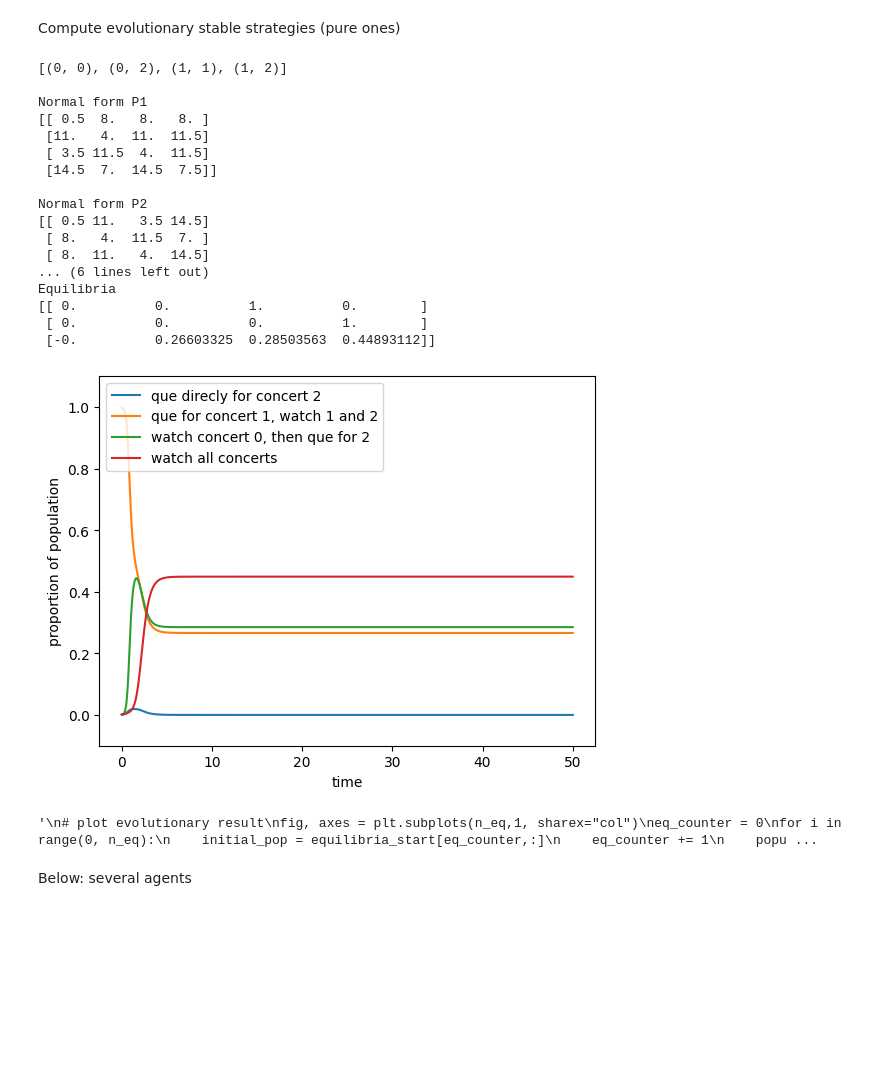
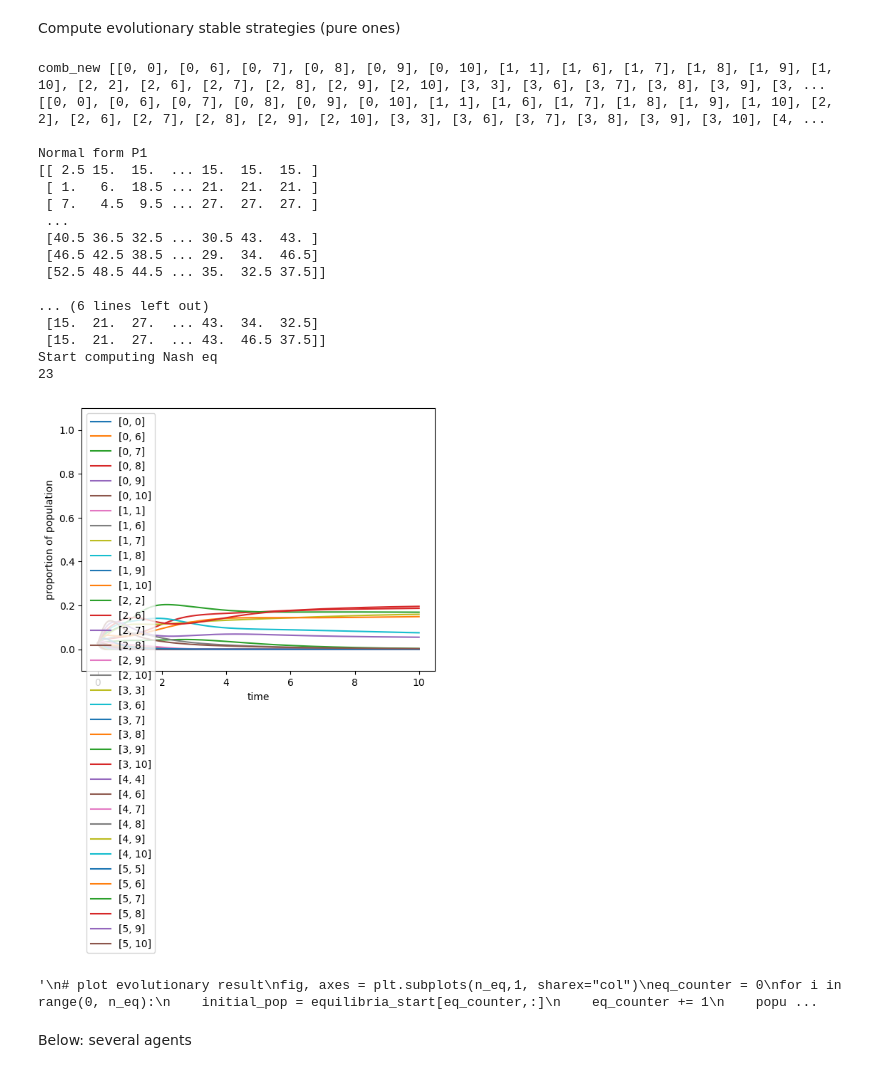
Before and after one commit to MAqvist/ENM140_Ketchup, a Jupyter notebook: small_game_analysis.ipynb, the cells around one changed output. Cells and saved outputs as stored; diff of their text form; code cells hidden in the pictures; blank space fills up the shorter version.

```diff
--- a/small_game_analysis.ipynb
+++ b/small_game_analysis.ipynb
@@ -18,7 +18,7 @@ rcParams.update(rcParamsDefault)
 # %% [markdown]
 Computation of utilities for one festival:
 # %%
-def compute_utilities(strategy_1, strategy_2, n_players, n_concerts, n_lines, n_timesteps, utilities):
+def compute_utilities(strategy_1, strategy_2, n_players, n_concerts, n_lines, n_timesteps, timesteps_per_concert, utilities):
 
     front_row_utility = utilities[0]
     back_row_utility = utilities[1]
@@ -43,10 +43,10 @@ def compute_utilities(strategy_1, strategy_2, n_players, n_concerts, n_lines, n_
 
             # check if player will move
             moved = 0
-            for i in range(len(player_strategy)):
+            for i in range(len(player_strategy)): # i is ranging over the number of actions
 
                 if (player_strategy[i] == time):
-                    positions_which_concert[player] = i + 1 # eg player_strategy[i] = 0 means go to concert 1 at time 0.
+                    positions_which_concert[player] = i + 1 # eg player_strategy[i] = 0 means go to concert i+1 at time 0.
                     time_spent_at_current_stage[player] = 0
                     moved = 1
 
@@ -79,8 +79,9 @@ def compute_utilities(strategy_1, strategy_2, n_players, n_concerts, n_lines, n_
                             positions_which_line[players_correct_time_and_stage] = same_row_utility
 
         # check current concert and update utilities for each player
+        current_concert = np.floor(time/timesteps_per_concert)
         for player in range(n_players):
-            if (positions_which_concert[player] == time):
+            if (positions_which_concert[player] == current_concert): # if concert of player is current concert
                 if(time == 0):
                     utilities[player] += start_utility
                 else:
@@ -89,6 +90,11 @@ def compute_utilities(strategy_1, strategy_2, n_players, n_concerts, n_lines, n_
                 utilities[player] += waiting_utility
 
     return utilities
+# %%
+def generate_combinations(interval):
+    values = range(interval + 1)
+    combinations = list(itertools.product(values, repeat=2))
+    return np.array(combinations)
 # %% [markdown]
 Simulation of one festival to obtain normal form:
 # %%
@@ -126,34 +159,30 @@ def simulate_festival(utilities_param):
 Compute evolutionary stable strategies (pure ones)
 # %%
 # parameters
-front_row_utility = 10
-back_row_utility = 2
+front_row_utility = 5
+back_row_utility = 1
 same_row_utility = 2.5
 start_utility = 2.5
 waiting_utility = -1
+utilities_param = [front_row_utility, back_row_utility, same_row_utility, start_utility, waiting_utility]
 
-"""
-front_row_utility = 4
-back_row_utility = 1
-same_row_utility = 1
-start_utility = 0
-waiting_utility = -2
-"""
-
-utilities_param = [front_row_utility, back_row_utility, same_row_utility, start_utility, waiting_utility]
-n_actions = 4
+interval = 10
 
 # simulate to get normal form
-utilities_normal_form_P1, utilities_normal_form_P2 = simulate_festival(utilities_param)
+utilities_normal_form_P1, utilities_normal_form_P2, n_actions, actions = simulate_festival(utilities_param, interval)
+
+print("Start computing Nash eq")
 
 # compute nash equilibria
 game = nash.Game(utilities_normal_form_P1, utilities_normal_form_P2)
+
+"""
 equilibria = game.support_enumeration()
 n_eq = sum(1 for _ in equilibria)
 print("num eq: ", n_eq)
 
 equilibria = game.support_enumeration() # reset generator
-equilibria_start = np.zeros((n_eq, 4))
+equilibria_start = np.zeros((n_eq, n_actions))
 eq_counter = 0
 for eq in equilibria:
     print(eq)
@@ -163,21 +192,26 @@ for eq in equilibria:
 print()
 print("Equilibria")
 print(equilibria_start)
+"""
 
 # evolutionary simulation
+initial_pop = np.ones(n_actions) / n_actions
 #initial_pop = np.array([0.25, 0.25, 0.25, 0.25])
 #initial_pop = np.array([0.05, 0.05, 0.85, 0.05])
 #initial_pop = np.array([0.05, 0.05, 0.05, 0.85])
-initial_pop = np.array([0.001,0.997,0.001,0.001])
+#initial_pop = np.array([0.001,0.997,0.001,0.001])
 
-time = np.linspace(0, 50, 1000)
+time = np.linspace(0, 10, 1000)
 populations = game.replicator_dynamics(y0 = initial_pop, timepoints = time).T
 
-labels = ["que direcly for concert 2", "que for concert 1, watch 1 and 2", "watch concert 0, then que for 2", "watch all concerts"]
+print(np.argmax(populations[:,-1]))
+
+
+#labels = ["que direcly for concert 2", "que for concert 1, watch 1 and 2", "watch concert 0, then que for 2", "watch all concerts"]
 fig, axes = plt.subplots(1,1)
 for k in range(n_actions):
 
-    axes.plot(time, populations[k], label = labels[k])
+    axes.plot(time, populations[k], label = str(actions[k]))
 
     axes.set_ylabel(r'proportion of population')
     axes.set_xlabel(r'time')
@@ -187,47 +221,47 @@ plt.show()
 
 """
 # plot evolutionary result
 fig, axes = plt.subplots(n_eq,1, sharex="col")
 eq_counter = 0
 for i in range(0, n_eq):
     initial_pop = equilibria_start[eq_counter,:]
     eq_counter += 1
     populations = game.replicator_dynamics(y0 = initial_pop, timepoints = time).T
 
     for k in range(n_actions):
         axes[i].plot(time, populations[k], label = labels[k])
         axes[i].set_ylim([-0.1,1.1])
 
     if (eq_counter > n_eq - 1):
         break
 
 axes[0].legend(loc = "upper right")
 axes[0].set_ylabel(r'proportion of population')
 axes[1].set_ylabel(r'proportion of population')
 axes[2].set_ylabel(r'proportion of population')
 axes[2].set_xlabel(r'time')
 
 plt.show()
 """
 # %% [output]
-[(0, 0), (0, 2), (1, 1), (1, 2)]
+comb_new [[0, 0], [0, 6], [0, 7], [0, 8], [0, 9], [0, 10], [1, 1], [1, 6], [1, 7], [1, 8], [1, 9], [1, 10], [2, 2], [2, 6], [2, 7], [2, 8], [2, 9], [2, 10], [3, 3], [3, 6], [3, 7], [3, 8], [3, 9], [3, ...
+[[0, 0], [0, 6], [0, 7], [0, 8], [0, 9], [0, 10], [1, 1], [1, 6], [1, 7], [1, 8], [1, 9], [1, 10], [2, 2], [2, 6], [2, 7], [2, 8], [2, 9], [2, 10], [3, 3], [3, 6], [3, 7], [3, 8], [3, 9], [3, 10], [4, ...
 
 Normal form P1
-[[ 0.5  8.   8.   8. ]
- [11.   4.  11.  11.5]
- [ 3.5 11.5  4.  11.5]
- [14.5  7.  14.5  7.5]]
+[[ 2.5 15.  15.  ... 15.  15.  15. ]
+ [ 1.   6.  18.5 ... 21.  21.  21. ]
+ [ 7.   4.5  9.5 ... 27.  27.  27. ]
+ ...
+ [40.5 36.5 32.5 ... 30.5 43.  43. ]
+ [46.5 42.5 38.5 ... 29.  34.  46.5]
+ [52.5 48.5 44.5 ... 35.  32.5 37.5]]
 
-Normal form P2
-[[ 0.5 11.   3.5 14.5]
- [ 8.   4.  11.5  7. ]
- [ 8.  11.   4.  14.5]
 ... (6 lines left out)
-Equilibria
-[[ 0.          0.          1.          0.        ]
- [ 0.          0.          0.          1.        ]
- [-0.          0.26603325  0.28503563  0.44893112]]
+ [15.  21.  27.  ... 43.  34.  32.5]
+ [15.  21.  27.  ... 43.  46.5 37.5]]
+Start computing Nash eq
+23
-[figure, old version]
+[figure, new version]
 '\n# plot evolutionary result\nfig, axes = plt.subplots(n_eq,1, sharex="col")\neq_counter = 0\nfor i in range(0, n_eq):\n    initial_pop = equilibria_start[eq_counter,:]\n    eq_counter += 1\n    popu ...
 # %% [markdown]
 Below: several agents
```
Also changed, not shown: parts of 1 cell of this notebook.
